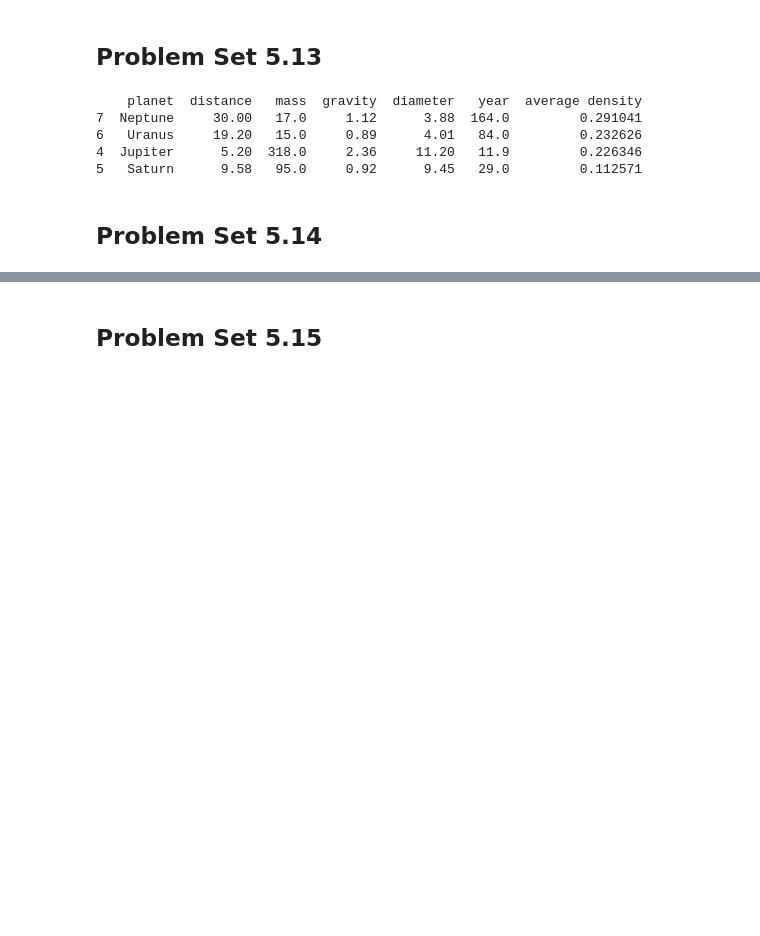
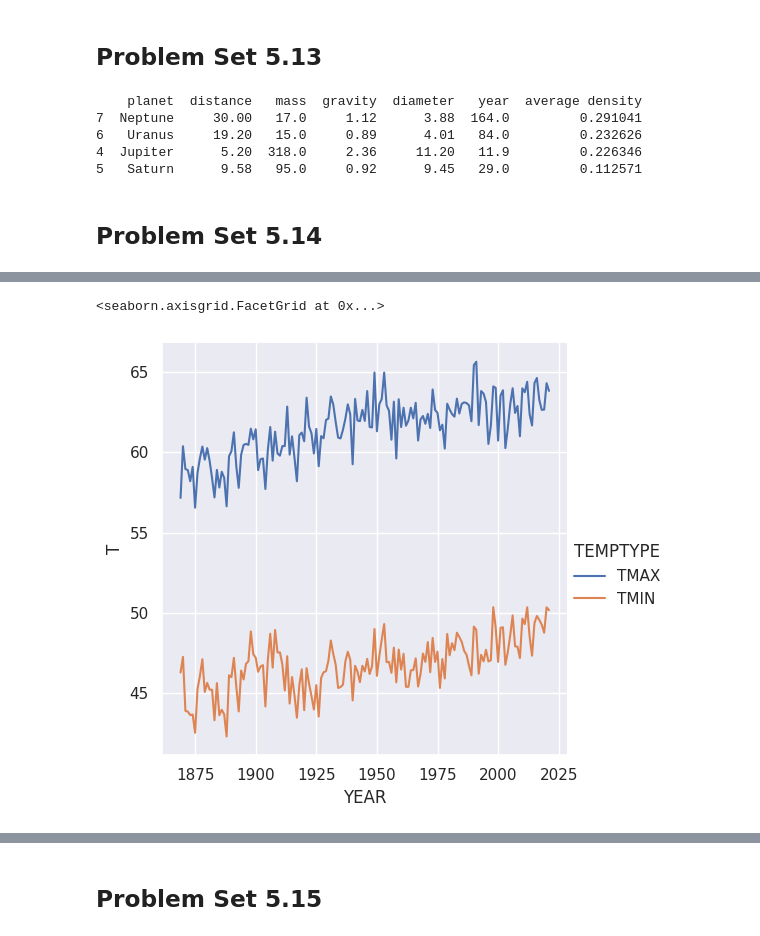
Before and after one commit to SPS-SP2273/learning-portfolio-shawn1368, a Jupyter notebook: Yuan Zhe's Problems/problem_set_5.ipynb, the cells around one changed output, grey strips where cells are left out. Cells and saved outputs as stored; diff of their text form; code cells hidden in the pictures; blank space fills up the shorter version.

```diff
--- a/Yuan Zhe's Problems/problem_set_5.ipynb
+++ b/Yuan Zhe's Problems/problem_set_5.ipynb
@@ -220,0 +269,9 @@ print(filtered_df_planets)
+# %%
+# Seaborn
+df_env_sns = df_env_result.copy()
+df_env_sns["YEAR"] = df_env_result.index
+df_env_sns = df_env_sns[["YEAR", "TMAX", "TMIN"]].melt("YEAR", var_name="TEMPTYPE", value_name="T")
+sns.relplot(kind="line", data=df_env_sns, x="YEAR", y="T", hue="TEMPTYPE")
+# %% [output]
+<seaborn.axisgrid.FacetGrid at 0x...>
+[figure, added]
```
Also changed, not shown: parts of 10 cells of this notebook, 2 other files.
